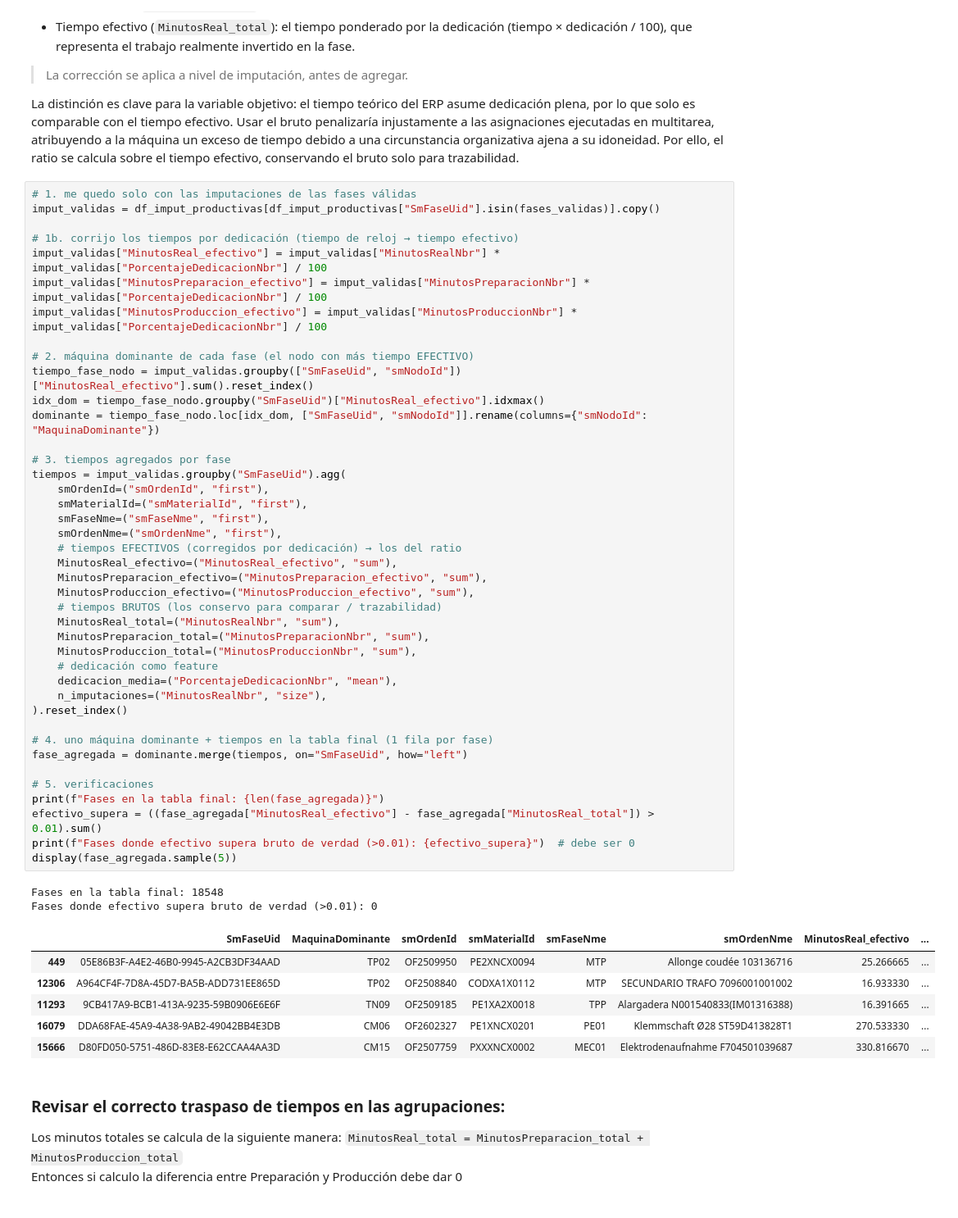
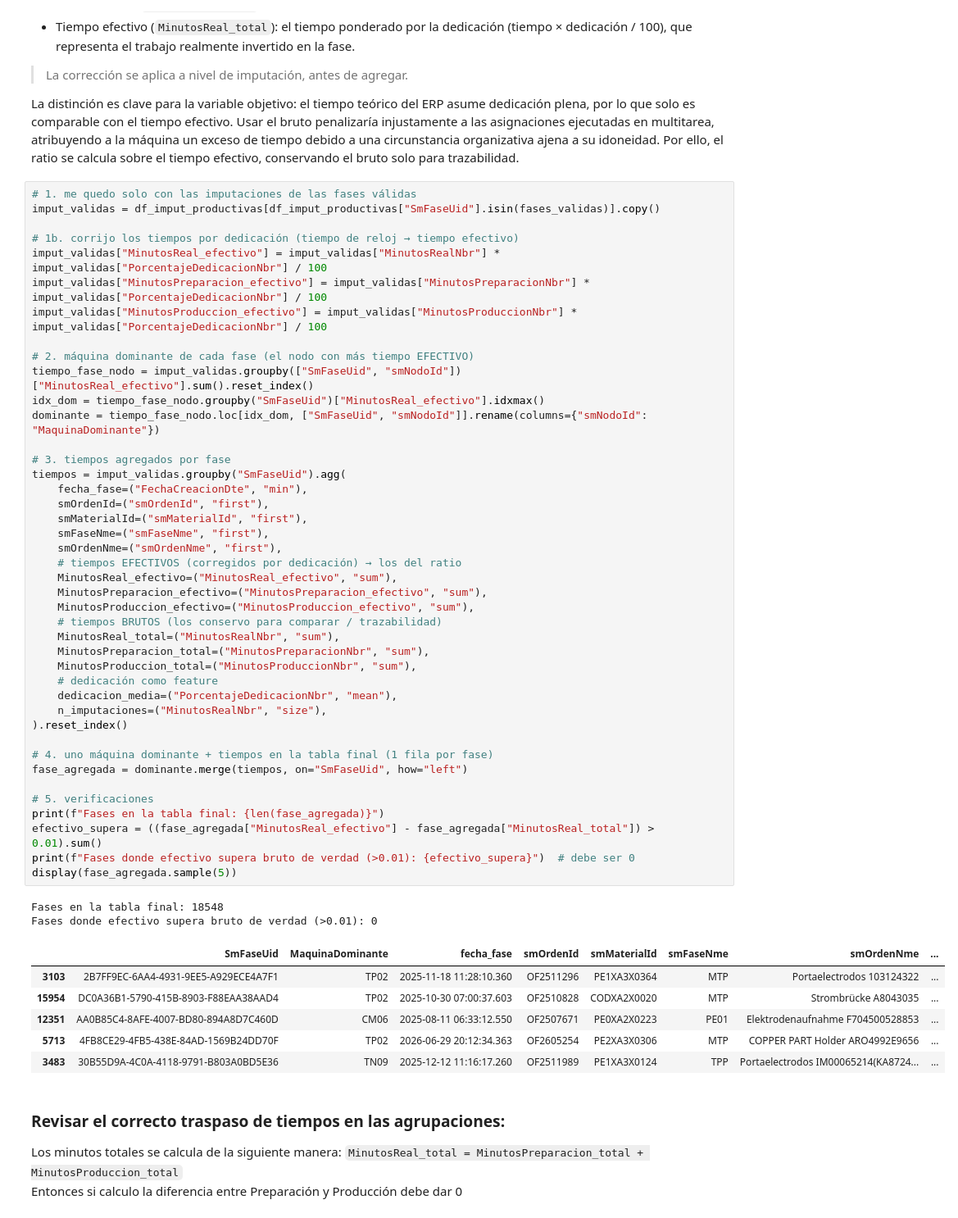
Before and after one commit to muntrans/TFM, a Jupyter notebook: 3.Tratamiento_Imputaciones .ipynb, the cells around one changed output. Shown at 82% size. Cells and saved outputs as stored; diff of their text form.

```diff
--- a/3.Tratamiento_Imputaciones .ipynb
+++ b/3.Tratamiento_Imputaciones .ipynb
@@ -198,40 +198,41 @@ dominante = tiempo_fase_nodo.loc[idx_dom, ["SmFaseUid", "smNodoId"]].rename(colu
 
 # 3. tiempos agregados por fase
 tiempos = imput_validas.groupby("SmFaseUid").agg(
+    fecha_fase=("FechaCreacionDte", "min"),
     smOrdenId=("smOrdenId", "first"),
     smMaterialId=("smMaterialId", "first"),
     smFaseNme=("smFaseNme", "first"),
     smOrdenNme=("smOrdenNme", "first"),
     # tiempos EFECTIVOS (corregidos por dedicación) → los del ratio
     MinutosReal_efectivo=("MinutosReal_efectivo", "sum"),
     MinutosPreparacion_efectivo=("MinutosPreparacion_efectivo", "sum"),
     MinutosProduccion_efectivo=("MinutosProduccion_efectivo", "sum"),
     # tiempos BRUTOS (los conservo para comparar / trazabilidad)
     MinutosReal_total=("MinutosRealNbr", "sum"),
     MinutosPreparacion_total=("MinutosPreparacionNbr", "sum"),
     MinutosProduccion_total=("MinutosProduccionNbr", "sum"),
     # dedicación como feature
     dedicacion_media=("PorcentajeDedicacionNbr", "mean"),
     n_imputaciones=("MinutosRealNbr", "size"),
 ).reset_index()
 
 # 4. uno máquina dominante + tiempos en la tabla final (1 fila por fase)
 fase_agregada = dominante.merge(tiempos, on="SmFaseUid", how="left")
 
 # 5. verificaciones
 print(f"Fases en la tabla final: {len(fase_agregada)}")
 efectivo_supera = ((fase_agregada["MinutosReal_efectivo"] - fase_agregada["MinutosReal_total"]) > 0.01).sum()
 print(f"Fases donde efectivo supera bruto de verdad (>0.01): {efectivo_supera}")  # debe ser 0
 display(fase_agregada.sample(5))
 # %% [output]
 Fases en la tabla final: 18548
 Fases donde efectivo supera bruto de verdad (>0.01): 0
-|  | SmFaseUid | MaquinaDominante | smOrdenId | smMaterialId | smFaseNme | smOrdenNme | MinutosReal_efectivo | ... |
-| 449 | 05E86B3F-A4E2-46B0-9945-A2CB3DF34AAD | TP02 | OF2509950 | PE2XNCX0094 | MTP | Allonge coudée 103136716 | 25.266665 | ... |
-| 12306 | A964CF4F-7D8A-45D7-BA5B-ADD731EE865D | TP02 | OF2508840 | CODXA1X0112 | MTP | SECUNDARIO TRAFO 7096001001002 | 16.933330 | ... |
-| 11293 | 9CB417A9-BCB1-413A-9235-59B0906E6E6F | TN09 | OF2509185 | PE1XA2X0018 | TPP | Alargadera N001540833(IM01316388) | 16.391665 | ... |
-| 16079 | DDA68FAE-45A9-4A38-9AB2-49042BB4E3DB | CM06 | OF2602327 | PE1XNCX0201 | PE01 | Klemmschaft Ø28 ST59D413828T1 | 270.533330 | ... |
-| 15666 | D80FD050-5751-486D-83E8-E62CCAA4AA3D | CM15 | OF2507759 | PXXXNCX0002 | MEC01 | Elektrodenaufnahme F704501039687 | 330.816670 | ... |
+|  | SmFaseUid | MaquinaDominante | fecha_fase | smOrdenId | smMaterialId | smFaseNme | smOrdenNme | ... |
+| 3103 | 2B7FF9EC-6AA4-4931-9EE5-A929ECE4A7F1 | TP02 | 2025-11-18 11:28:10.360 | OF2511296 | PE1XA3X0364 | MTP | Portaelectrodos 103124322 | ... |
+| 15954 | DC0A36B1-5790-415B-8903-F88EAA38AAD4 | TP02 | 2025-10-30 07:00:37.603 | OF2510828 | CODXA2X0020 | MTP | Strombrücke A8043035 | ... |
+| 12351 | AA0B85C4-8AFE-4007-BD80-894A8D7C460D | CM06 | 2025-08-11 06:33:12.550 | OF2507671 | PE0XA2X0223 | PE01 | Elektrodenaufnahme F704500528853 | ... |
+| 5713 | 4FB8CE29-4FB5-438E-84AD-1569B24DD70F | TP02 | 2026-06-29 20:12:34.363 | OF2605254 | PE2XA3X0306 | MTP | COPPER PART Holder ARO4992E9656 | ... |
+| 3483 | 30B55D9A-4C0A-4118-9791-B803A0BD5E36 | TN09 | 2025-12-12 11:16:17.260 | OF2511989 | PE1XA3X0124 | TPP | Portaelectrodos IM00065214(KA8724... | ... |
 # %% [markdown]
 ### Revisar el correcto traspaso de tiempos en las agrupaciones:
 Los minutos totales se calcula de la siguiente manera:
```
Also changed, not shown: parts of 3 cells of this notebook, 19 other files.
